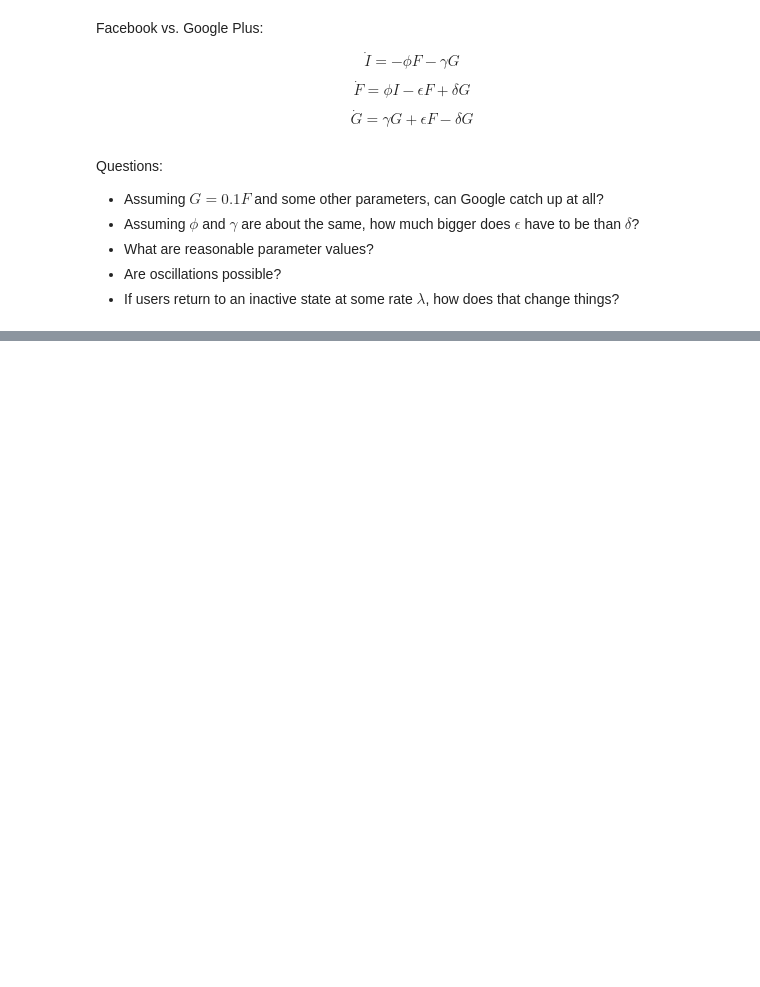
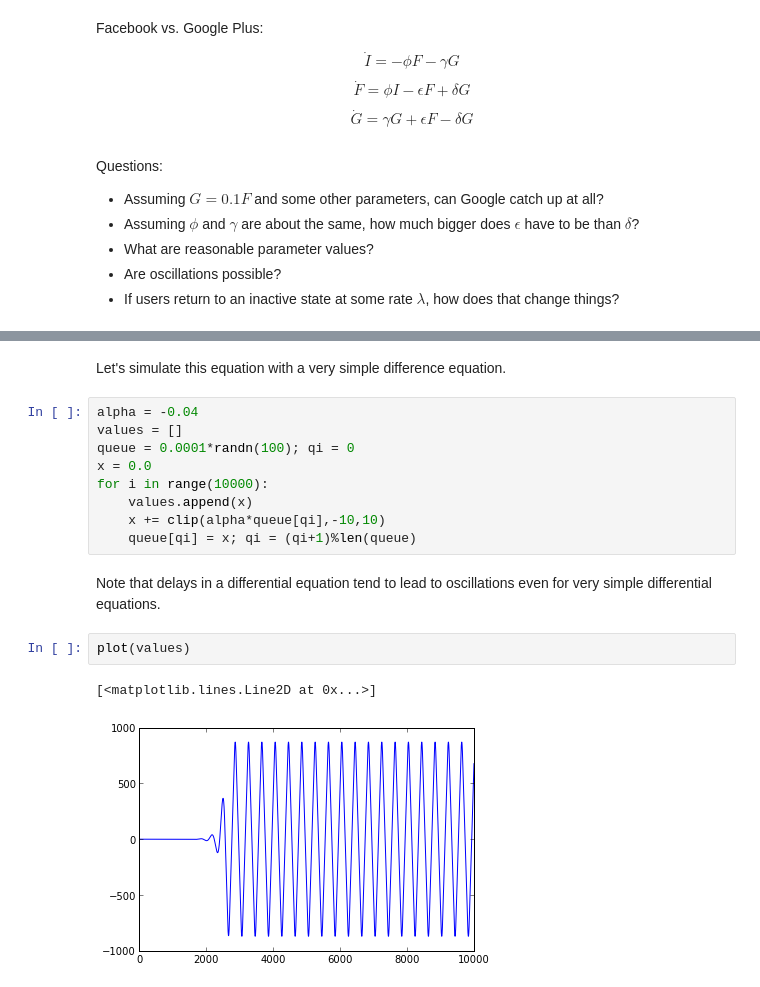
Before and after one commit to tmbdev-teaching/teaching-simso, a Jupyter notebook: 70-building-des.ipynb, the cells around one changed output, grey strips where cells are left out. Saved outputs shown, nothing was run; the diff lists cells and outputs as text; blank space fills up the shorter version.

```diff
--- a/70-building-des.ipynb
+++ b/70-building-des.ipynb
@@ -293,0 +360,18 @@ Network Users:
+# %% [markdown]
+Let's simulate this equation with a very simple difference equation.
+# %%
+alpha = -0.04
+values = []
+queue = 0.0001*randn(100); qi = 0
+x = 0.0
+for i in range(10000):
+    values.append(x)
+    x += clip(alpha*queue[qi],-10,10)
+    queue[qi] = x; qi = (qi+1)%len(queue)
+# %% [markdown]
+Note that delays in a differential equation tend to lead to oscillations even for very simple differential equations.
+# %%
+plot(values)
+# %% [output]
+[<matplotlib.lines.Line2D at 0x...>]
+[figure, added]
```
Also changed, not shown: parts of 12 cells of this notebook, 1 other file.
